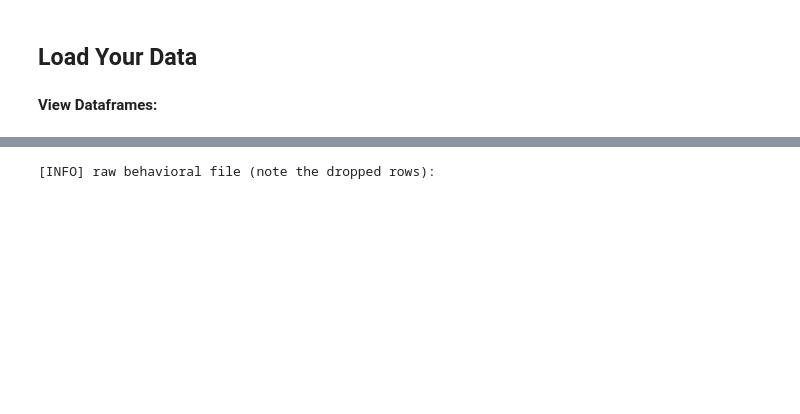
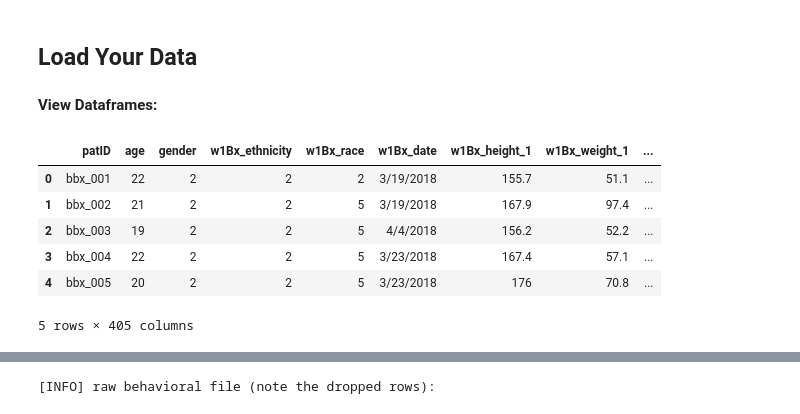
Before and after one commit to niblunc/bbx, a Jupyter notebook: code/notebooks/build_dictionary.ipynb, the cells around one changed output, grey strips where cells are left out. Cells and saved outputs as stored; diff of their text form; code cells hidden in the pictures; blank space fills up the shorter version.

```diff
--- a/code/notebooks/build_dictionary.ipynb
+++ b/code/notebooks/build_dictionary.ipynb
@@ -43,3 +36,14 @@ var_df = pd.read_excel(os.path.join(data_path,'bbx_datadictionary.xlsx' ), sep='
 # %% [markdown]
 **View Dataframes:**
+# %%
+# Load behavioral data
+display(s1_behav.head())
+# %% [output]
+|  | patID | age | gender | w1Bx_ethnicity | w1Bx_race | w1Bx_date | w1Bx_height_1 | w1Bx_weight_1 | ... |
+| 0 | bbx_001 | 22 | 2 | 2 | 2 | 3/19/2018 | 155.7 | 51.1 | ... |
+| 1 | bbx_002 | 21 | 2 | 2 | 5 | 3/19/2018 | 167.9 | 97.4 | ... |
+| 2 | bbx_003 | 19 | 2 | 2 | 5 | 4/4/2018 | 156.2 | 52.2 | ... |
+| 3 | bbx_004 | 22 | 2 | 2 | 5 | 3/23/2018 | 167.4 | 57.1 | ... |
+| 4 | bbx_005 | 20 | 2 | 2 | 5 | 3/23/2018 | 176 | 70.8 | ... |
+5 rows × 405 columns
 # %%
```
Also changed, not shown: parts of 20 cells of this notebook, 24 other files.
